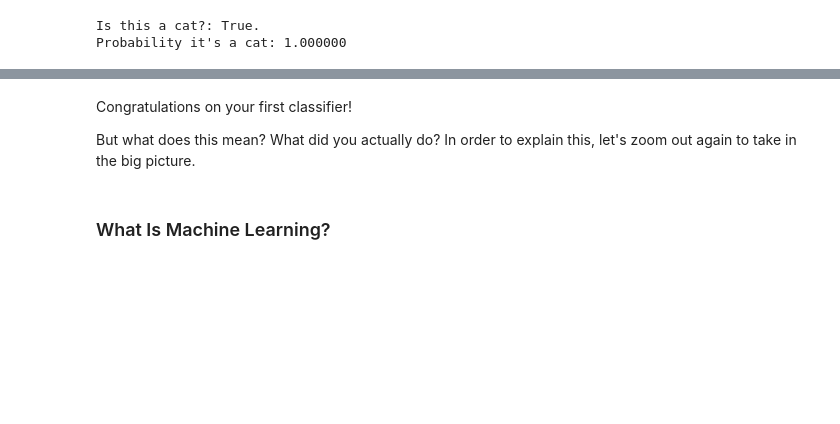
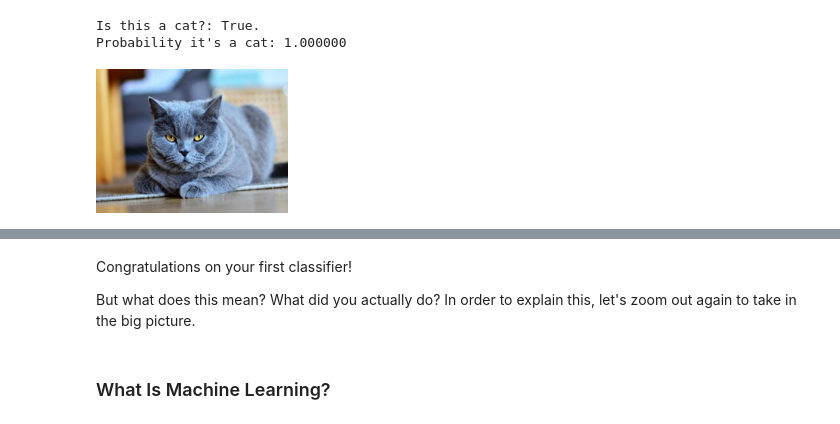
Before and after one commit to Pakopac/colab_fastai, a Jupyter notebook: 01_intro.ipynb, the cells around one changed output, grey strips where cells are left out. Saved outputs shown, nothing was run; the diff lists cells and outputs as text; code cells hidden in the pictures; blank space fills up the shorter version.

```diff
--- a/01_intro.ipynb
+++ b/01_intro.ipynb
@@ -295,3 +293,7 @@ print(f"Probability it's a cat: {probs[1].item():.6f}")
 [interactive output not drawn]
 Is this a cat?: True.
 Probability it's a cat: 1.000000
+# %%
+img.to_thumb(192)
+# %% [output]
+[figure, added]
```
Also changed, not shown: parts of 4 cells of this notebook.
